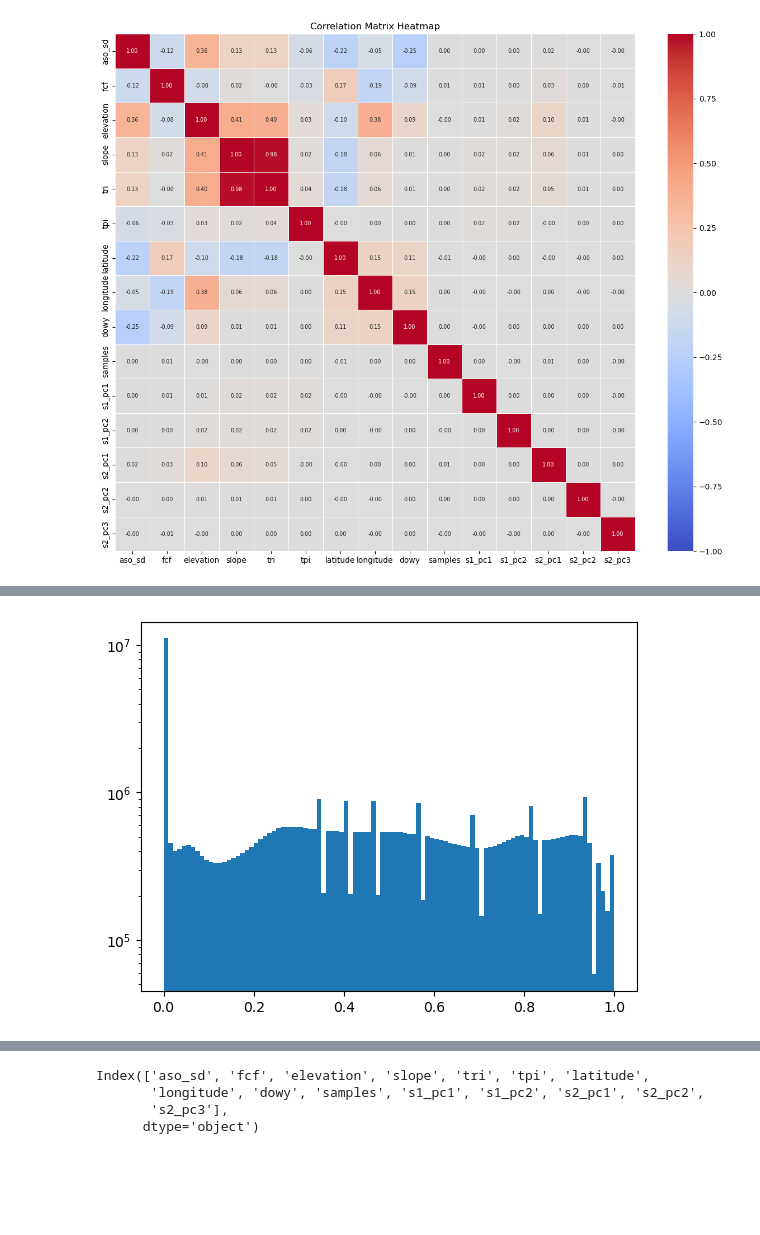
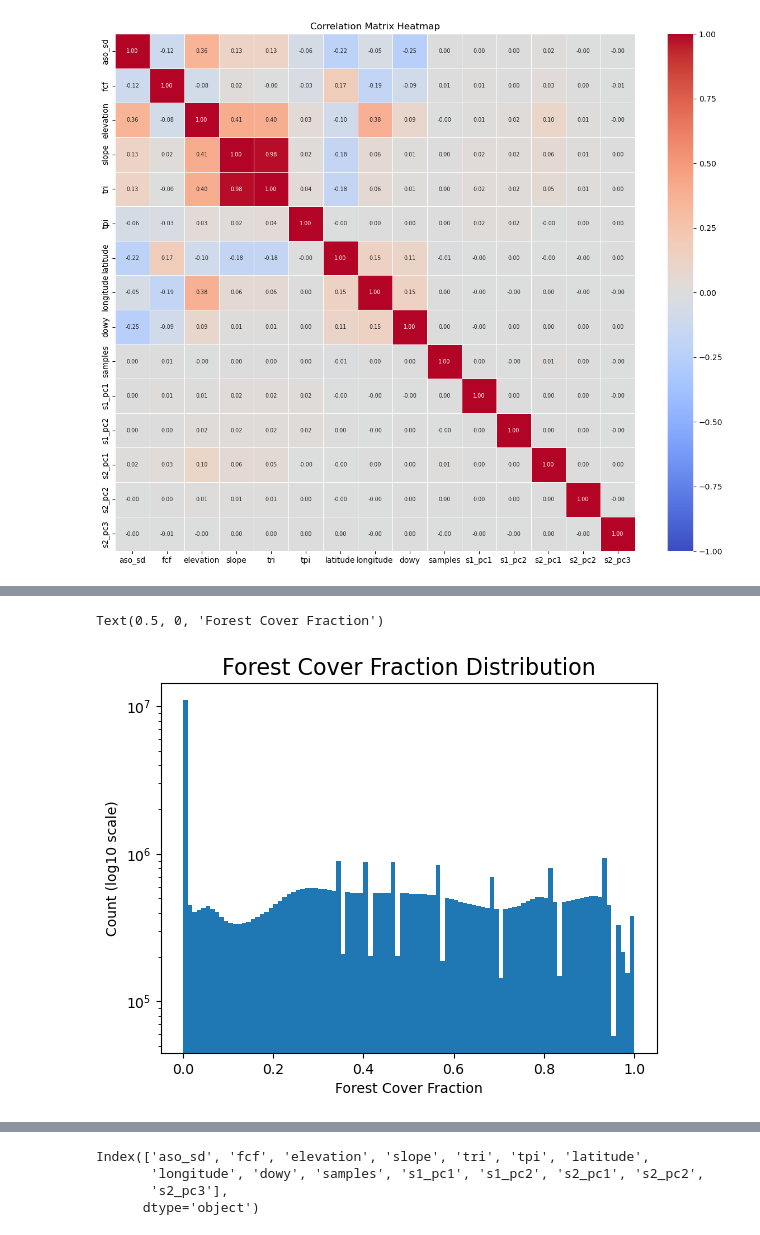
Before and after one commit to Jack-Hayes/mlgeo-2024-deep-snow, a Jupyter notebook: notebooks/jack_deepl_hw.ipynb, the cells around one changed output, grey strips where cells are left out. Saved outputs shown, nothing was run; the diff lists cells and outputs as text; code cells hidden in the pictures; blank space fills up the shorter version.

```diff
--- a/notebooks/jack_deepl_hw.ipynb
+++ b/notebooks/jack_deepl_hw.ipynb
@@ -123,9 +127,13 @@ plt.yscale('log')
 # %%
 # most forest cover fraction values are between 0-0.1, makes sense for the mountains
 plt.hist(df_all.fcf.values, bins=100);
+plt.title("Forest Cover Fraction Distribution", fontsize=16)
 plt.yscale('log')
+plt.ylabel('Count (log10 scale)')
+plt.xlabel('Forest Cover Fraction')
 # %% [output]
+Text(0.5, 0, 'Forest Cover Fraction')
-[figure, old version]
+[figure, new version]
 # %%
 # most sites are in mountain rainges so high elevations make sense
 # we see a lot of elevations at sea level too
```
Also changed, not shown: parts of 17 cells of this notebook.
